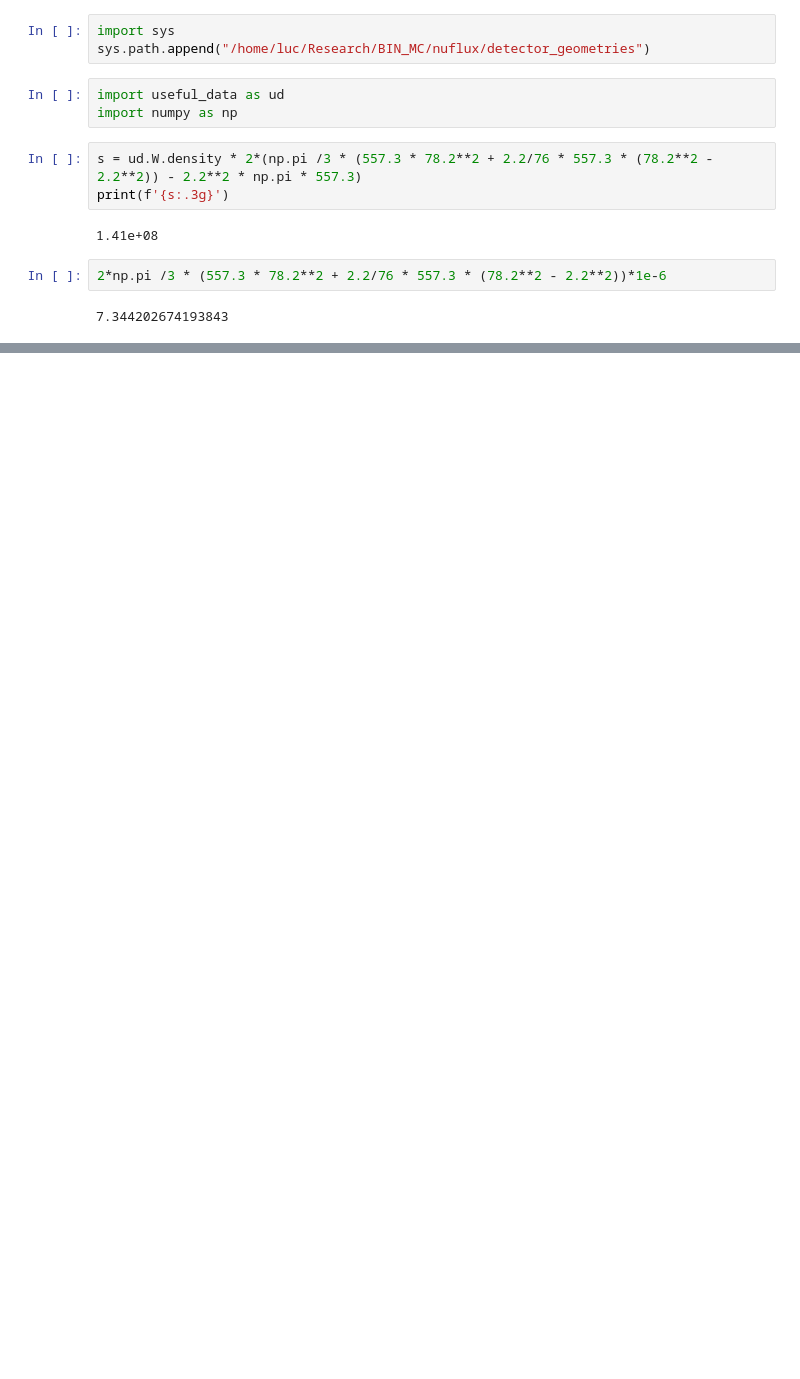
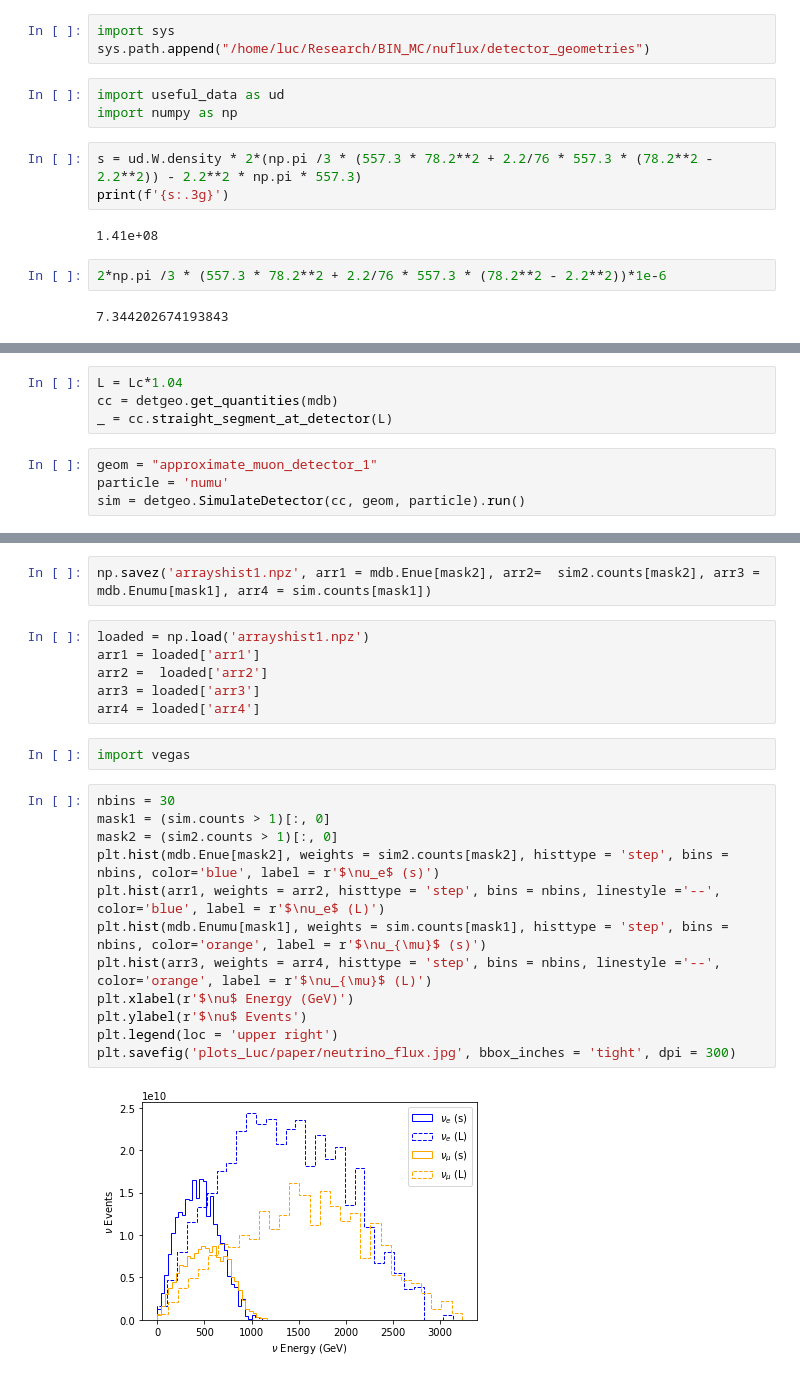
Before and after one commit to mhostert/BIN_MC, a Jupyter notebook: random.ipynb, the cells around one changed output, grey strips where cells are left out. Cells and saved outputs as stored; diff of their text form; blank space fills up the shorter version.

```diff
--- a/random.ipynb
+++ b/random.ipynb
@@ -119,0 +271,8 @@ AttributeError: 'comp' object has no attribute 'density'
+# %%
+L = Lc*1.04
+cc = detgeo.get_quantities(mdb)
+_ = cc.straight_segment_at_detector(L)
+# %%
+geom = "approximate_muon_detector_1"
+particle = 'numu'
+sim = detgeo.SimulateDetector(cc, geom, particle).run()
@@ -119,0 +294,24 @@ AttributeError: 'comp' object has no attribute 'density'
+# %%
+np.savez('arrayshist1.npz', arr1 = mdb.Enue[mask2], arr2=  sim2.counts[mask2], arr3 = mdb.Enumu[mask1], arr4 = sim.counts[mask1])
+# %%
+loaded = np.load('arrayshist1.npz')
+arr1 = loaded['arr1']
+arr2 =  loaded['arr2']
+arr3 = loaded['arr3']
+arr4 = loaded['arr4']
+# %%
+import vegas
+# %%
+nbins = 30
+mask1 = (sim.counts > 1)[:, 0]
+mask2 = (sim2.counts > 1)[:, 0]
+plt.hist(mdb.Enue[mask2], weights = sim2.counts[mask2], histtype = 'step', bins = nbins, color='blue', label = r'$\nu_e$ (s)')
+plt.hist(arr1, weights = arr2, histtype = 'step', bins = nbins, linestyle ='--', color='blue', label = r'$\nu_e$ (L)')
+plt.hist(mdb.Enumu[mask1], weights = sim.counts[mask1], histtype = 'step', bins = nbins, color='orange', label = r'$\nu_{\mu}$ (s)')
+plt.hist(arr3, weights = arr4, histtype = 'step', bins = nbins, linestyle ='--', color='orange', label = r'$\nu_{\mu}$ (L)')
+plt.xlabel(r'$\nu$ Energy (GeV)')
+plt.ylabel(r'$\nu$ Events')
+plt.legend(loc = 'upper right')
+plt.savefig('plots_Luc/paper/neutrino_flux.jpg', bbox_inches = 'tight', dpi = 300)
+# %% [output]
+[figure, added]
```
Also changed, not shown: parts of 40 cells of this notebook, 9 other files.
